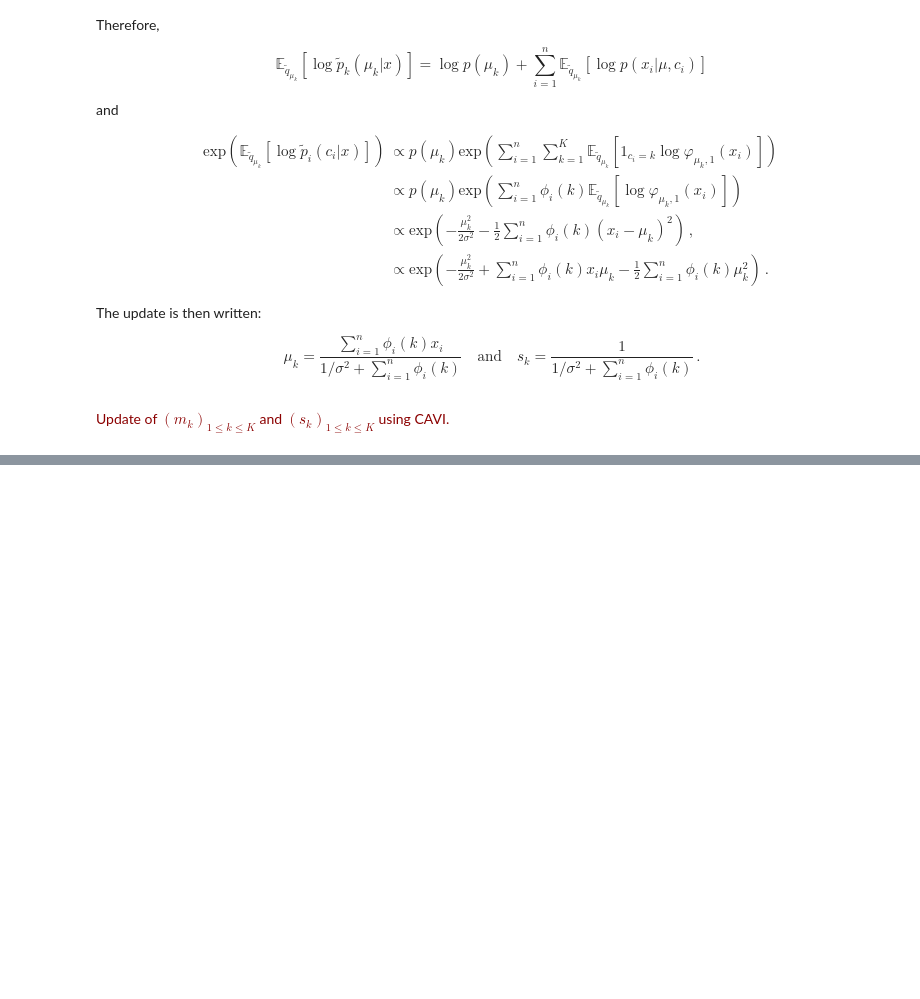
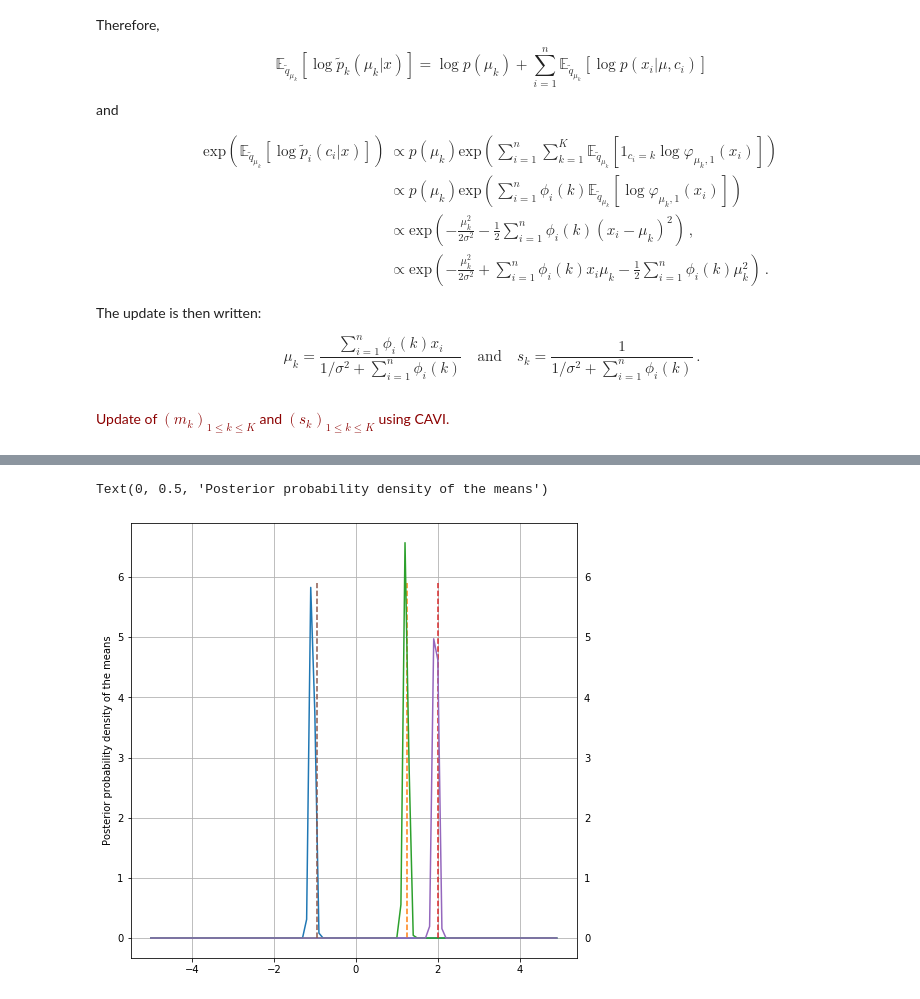
Before and after one commit to charlesollion/dlexperiments, a Jupyter notebook: VI_basics.ipynb, the cells around one changed output, grey strips where cells are left out. Cells and saved outputs as stored; diff of their text form; code cells hidden in the pictures; blank space fills up the shorter version.

```diff
--- a/VI_basics.ipynb
+++ b/VI_basics.ipynb
@@ -237,0 +273,18 @@ plt.legend();
+# %%
+# Posterior distribution of the means in each group
+from scipy.stats import norm
+plt.figure(figsize=(8,8))
+x_axis = np.arange(-5, 5, 0.1)
+y_axis = np.arange(0, 6, 0.1)
+plt.plot(x_axis, norm.pdf(x_axis,m_est[-1][0],np.sqrt(s2_est[-1][0])))
+plt.plot(mu[0]*np.ones(np.size(y_axis)), y_axis, '--')
+plt.plot(x_axis, norm.pdf(x_axis,m_est[-1][1],np.sqrt(s2_est[-1][1])))
+plt.plot(mu[1]*np.ones(np.size(y_axis)), y_axis, '--')
+plt.plot(x_axis, norm.pdf(x_axis,m_est[-1][2],np.sqrt(s2_est[-1][2])))
+plt.plot(mu[2]*np.ones(np.size(y_axis)), y_axis, '--')
+plt.tick_params(labelright=True)
+plt.grid(True)
+plt.ylabel('Posterior probability density of the means')
+# %% [output]
+Text(0, 0.5, 'Posterior probability density of the means')
+[figure, added]
```
Also changed, not shown: parts of 21 cells of this notebook.
